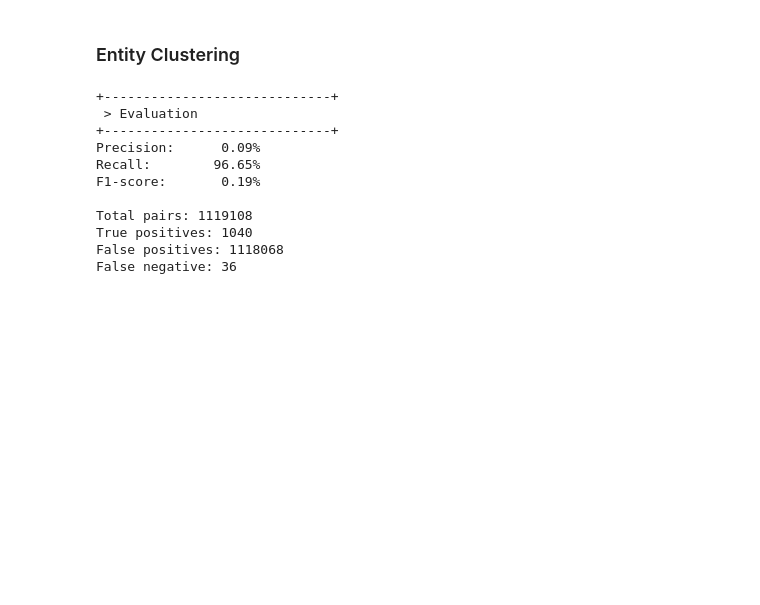
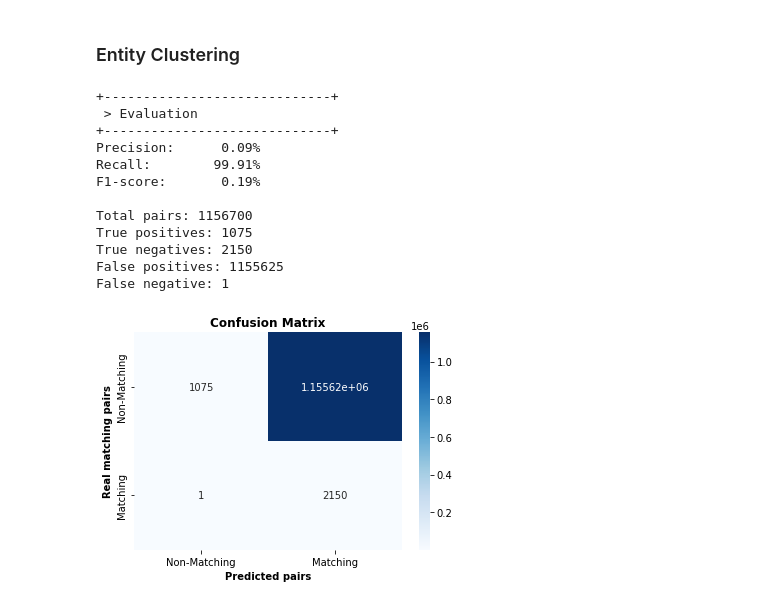
Before and after one commit to ilias6/Parallel-pyJedAI, a Jupyter notebook: src/clean_clean_er.ipynb, the cells around one changed output. Cells and saved outputs as stored; diff of their text form; code cells hidden in the pictures; blank space fills up the shorter version.

```diff
--- a/src/clean_clean_er.ipynb
+++ b/src/clean_clean_er.ipynb
@@ -253,15 +264,22 @@ print_clusters(clusters)
 # %%
-Evaluation().report(clusters, data)
+e = Evaluation(data)
+
+e.report(clusters)
 # %% [output]
 +-----------------------------+
  > Evaluation
 +-----------------------------+
 Precision:      0.09%
-Recall:        96.65%
+Recall:        99.91%
 F1-score:       0.19%
 
-Total pairs: 1119108
-True positives: 1040
-False positives: 1118068
-False negative: 36
+Total pairs: 1156700
+True positives: 1075
+True negatives: 2150
+False positives: 1155625
+False negative: 1
+# %%
+e.confusion_matrix()
+# %% [output]
+[figure, added]
 # %% [markdown]
```
Also changed, not shown: parts of 25 cells of this notebook, 2 other files.
